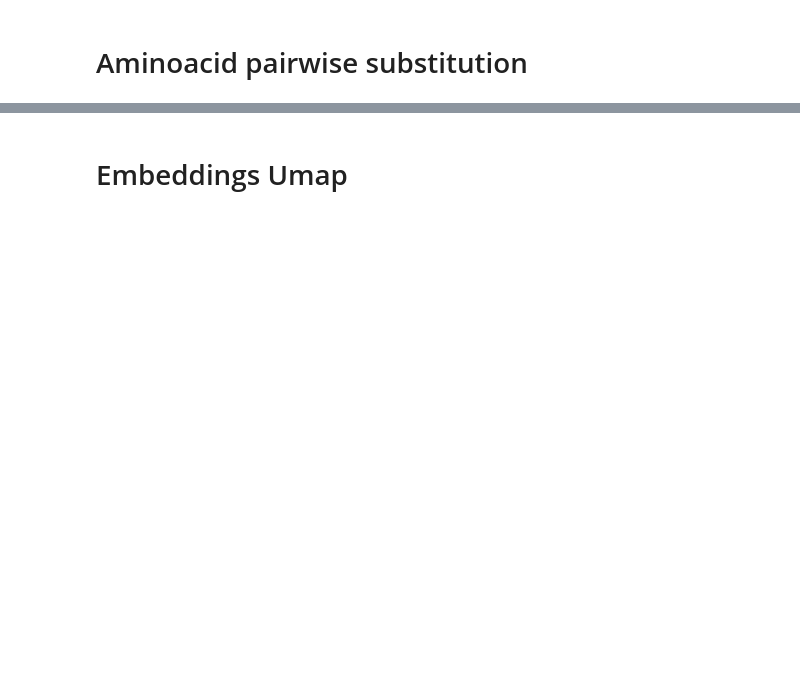
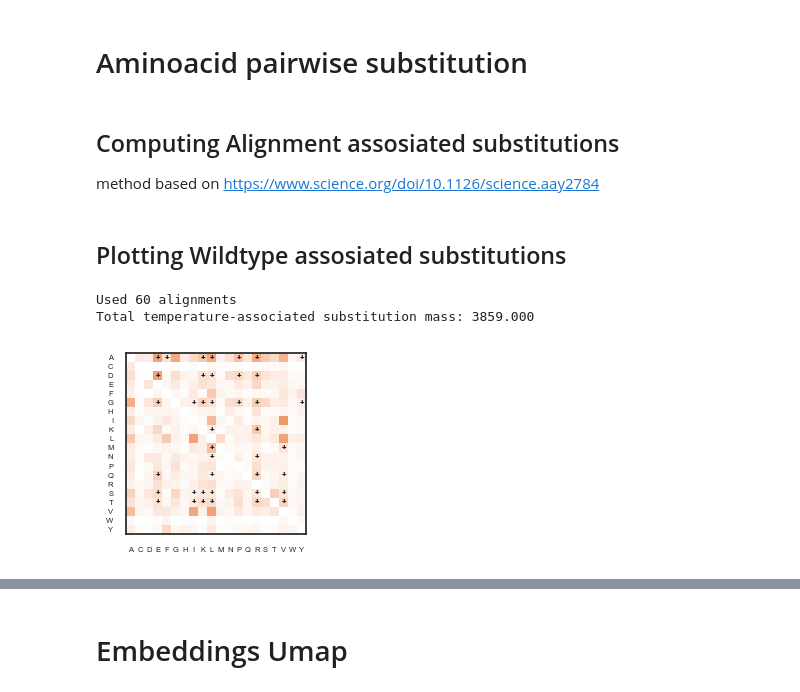
Before and after one commit to Umbriona/THOR_Analysis, a Jupyter notebook: Scripts/figure2.ipynb, the cells around one changed output, grey strips where cells are left out. Saved outputs shown, nothing was run; the diff lists cells and outputs as text; code cells hidden in the pictures; blank space fills up the shorter version.

```diff
--- a/Scripts/figure2.ipynb
+++ b/Scripts/figure2.ipynb
@@ -489,2 +496,39 @@ plt.show()
 # %% [markdown]
 # Aminoacid pairwise substitution
+# %% [markdown]
+## Computing Alignment assosiated substitutions
+
+method based on https://www.science.org/doi/10.1126/science.aay2784
+# %%
+files = glob.glob("../Data/Figure2/cluster_pipeline_results_30/*/alignments/*")
+
+total_mat_wt, pair_signs_all_wt, all_tests_wt, n_used_wt = hf2.analyze_many_alignments_paper_like_wt(
+    files,
+    collapse_by_organism=True,   # closer to the paper
+    correction="fdr_bh",     # closer to the paper
+    alpha=0.01,                  # paper used Bonferroni with 0.01 family-wise cutoff
+    min_group_size=5
+)
+# %% [markdown]
+## Plotting Wildtype assosiated substitutions
+# %%
+sub_freq_wt = hf2.matrix_to_relative_frequency(total_mat_wt)
+sig_plus_wt = hf2.compute_preferred_direction_plus(
+    pair_signs_all_wt,
+    correction="fdr_bh",   # reasonable for the reciprocal-direction overlay
+    alpha=0.01,
+    min_n=100
+)
+print(f"Used {n_used_wt} alignments")
+print(f"Total temperature-associated substitution mass: {total_mat_wt.sum():.3f}")
+hf2.plot_substitution_heatmap_wt(
+    sub_freq_wt,
+    sig_plus=sig_plus_wt,
+    title="Temperature-associated substitutions\nrows = mesophilic/Uniprot, columns = thermophilic/IMG"
+)
+plt.savefig(f"../Results/Figure2/substitution_matrix_uniprot_IMG.pdf", bbox_inches="tight")
+plt.show()
+# %% [output]
+Used 60 alignments
+Total temperature-associated substitution mass: 3859.000
+[figure, added]
```
Also changed, not shown: parts of 7 cells of this notebook, 1 other file.
